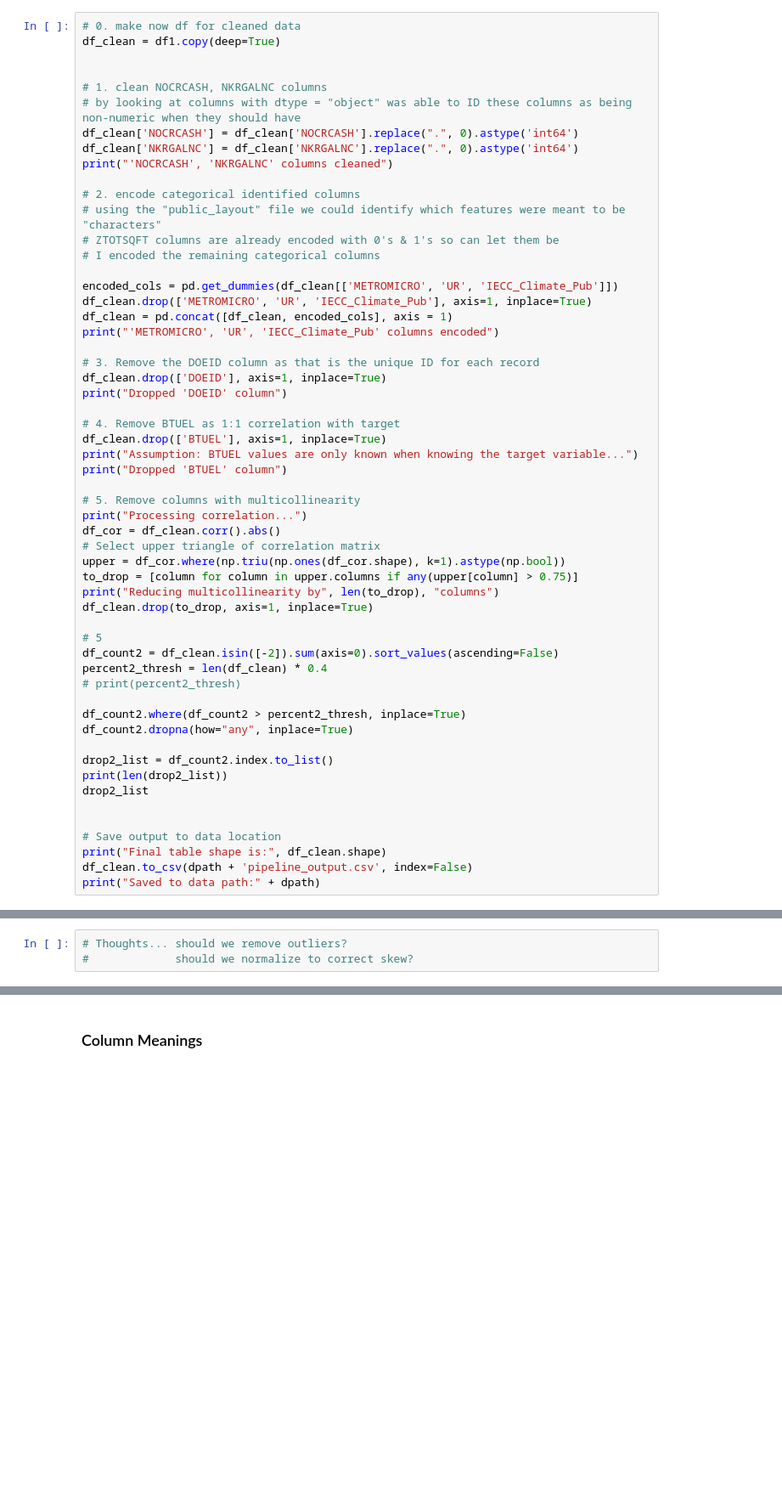
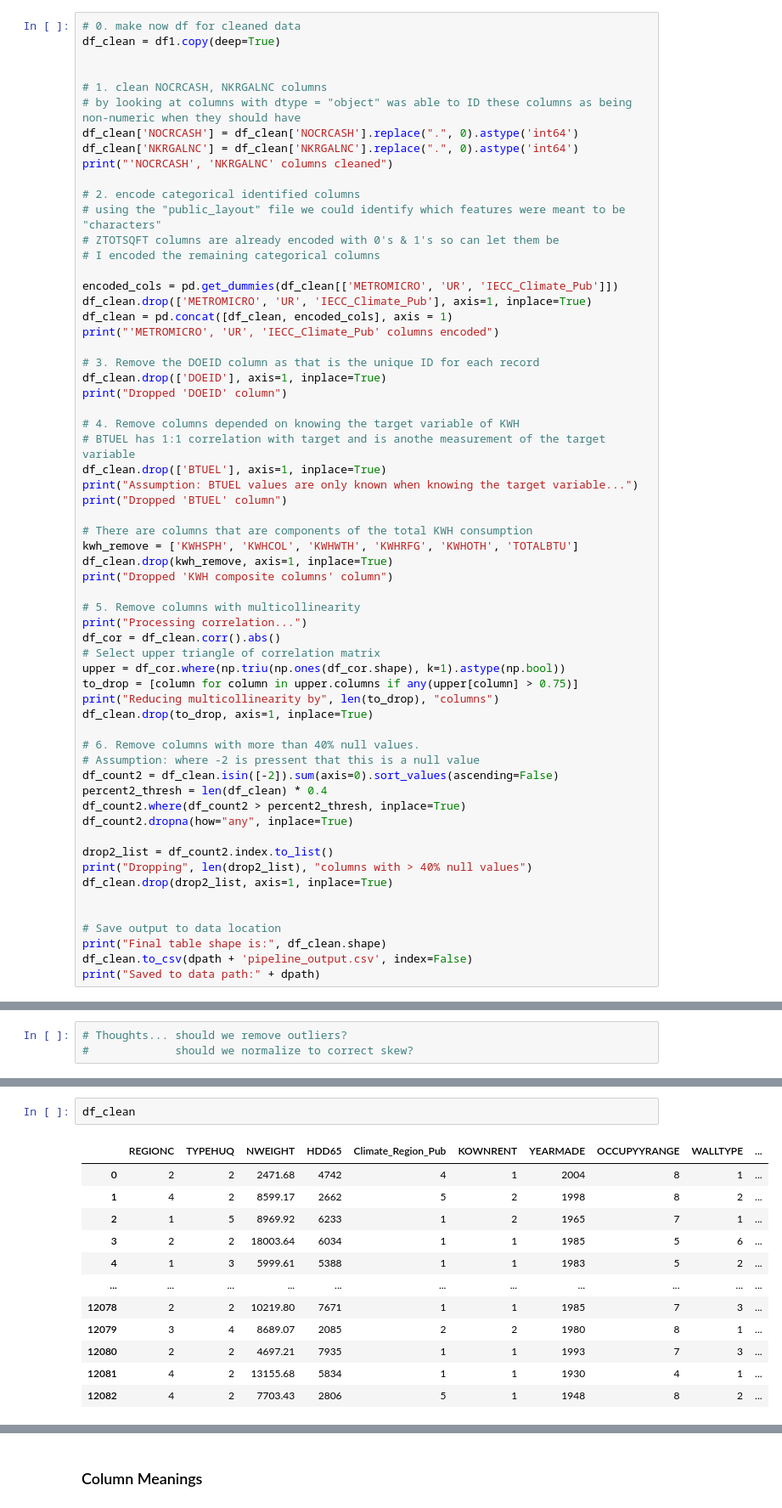
Before and after one commit to The-Powder-of-Data/predict_consumption, a Jupyter notebook: src/3rd_approach.ipynb, the cells around one changed output, grey strips where cells are left out. Shown at 85% size. Saved outputs shown, nothing was run; the diff lists cells and outputs as text; blank space fills up the shorter version.

```diff
--- a/src/3rd_approach.ipynb
+++ b/src/3rd_approach.ipynb
@@ -110,10 +110,16 @@ print("'METROMICRO', 'UR', 'IECC_Climate_Pub' columns encoded")
 df_clean.drop(['DOEID'], axis=1, inplace=True)
 print("Dropped 'DOEID' column")
 
-# 4. Remove BTUEL as 1:1 correlation with target
+# 4. Remove columns depended on knowing the target variable of KWH
+# BTUEL has 1:1 correlation with target and is anothe measurement of the target variable
 df_clean.drop(['BTUEL'], axis=1, inplace=True)
 print("Assumption: BTUEL values are only known when knowing the target variable...")
 print("Dropped 'BTUEL' column")
+
+# There are columns that are components of the total KWH consumption
+kwh_remove = ['KWHSPH', 'KWHCOL', 'KWHWTH', 'KWHRFG', 'KWHOTH', 'TOTALBTU']
+df_clean.drop(kwh_remove, axis=1, inplace=True)
+print("Dropped 'KWH composite columns' column")
 
 # 5. Remove columns with multicollinearity
 print("Processing correlation...")
@@ -124,17 +130,16 @@ to_drop = [column for column in upper.columns if any(upper[column] > 0.75)]
 print("Reducing multicollinearity by", len(to_drop), "columns")
 df_clean.drop(to_drop, axis=1, inplace=True)
 
-# 5
+# 6. Remove columns with more than 40% null values.
+# Assumption: where -2 is pressent that this is a null value
 df_count2 = df_clean.isin([-2]).sum(axis=0).sort_values(ascending=False)
 percent2_thresh = len(df_clean) * 0.4
-# print(percent2_thresh)
-
 df_count2.where(df_count2 > percent2_thresh, inplace=True)
 df_count2.dropna(how="any", inplace=True)
 
 drop2_list = df_count2.index.to_list()
-print(len(drop2_list))
-drop2_list
+print("Dropping", len(drop2_list), "columns with > 40% null values")
+df_clean.drop(drop2_list, axis=1, inplace=True)
 
 
 # Save output to data location
@@ -392,0 +489,15 @@ plt.hist(target, bins=100)
+# %%
+df_clean
+# %% [output]
+|  | REGIONC | TYPEHUQ | NWEIGHT | HDD65 | Climate_Region_Pub | KOWNRENT | YEARMADE | OCCUPYYRANGE | WALLTYPE | ... |
+| 0 | 2 | 2 | 2471.68 | 4742 | 4 | 1 | 2004 | 8 | 1 | ... |
+| 1 | 4 | 2 | 8599.17 | 2662 | 5 | 2 | 1998 | 8 | 2 | ... |
+| 2 | 1 | 5 | 8969.92 | 6233 | 1 | 2 | 1965 | 7 | 1 | ... |
+| 3 | 2 | 2 | 18003.64 | 6034 | 1 | 1 | 1985 | 5 | 6 | ... |
+| 4 | 1 | 3 | 5999.61 | 5388 | 1 | 1 | 1983 | 5 | 2 | ... |
+| ... | ... | ... | ... | ... | ... | ... | ... | ... | ... | ... |
+| 12078 | 2 | 2 | 10219.80 | 7671 | 1 | 1 | 1985 | 7 | 3 | ... |
+| 12079 | 3 | 4 | 8689.07 | 2085 | 2 | 2 | 1980 | 8 | 1 | ... |
+| 12080 | 2 | 2 | 4697.21 | 7935 | 1 | 1 | 1993 | 7 | 3 | ... |
+| 12081 | 4 | 2 | 13155.68 | 5834 | 1 | 1 | 1930 | 4 | 1 | ... |
+| 12082 | 4 | 2 | 7703.43 | 2806 | 5 | 1 | 1948 | 8 | 2 | ... |
```
Also changed, not shown: parts of 12 cells of this notebook, 6 other files.
